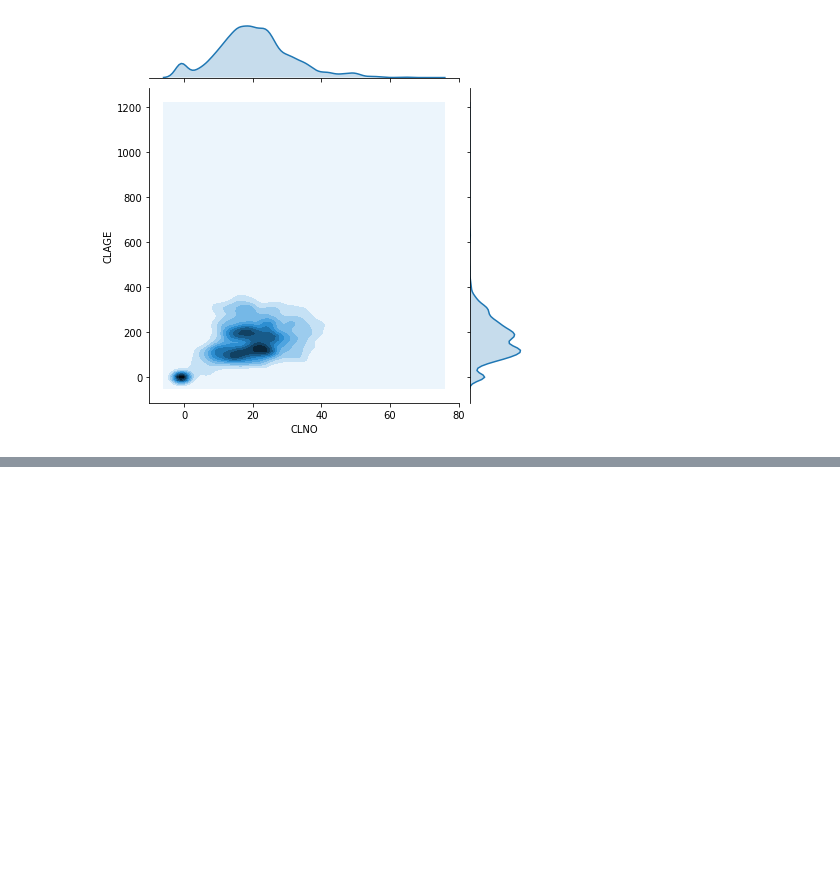
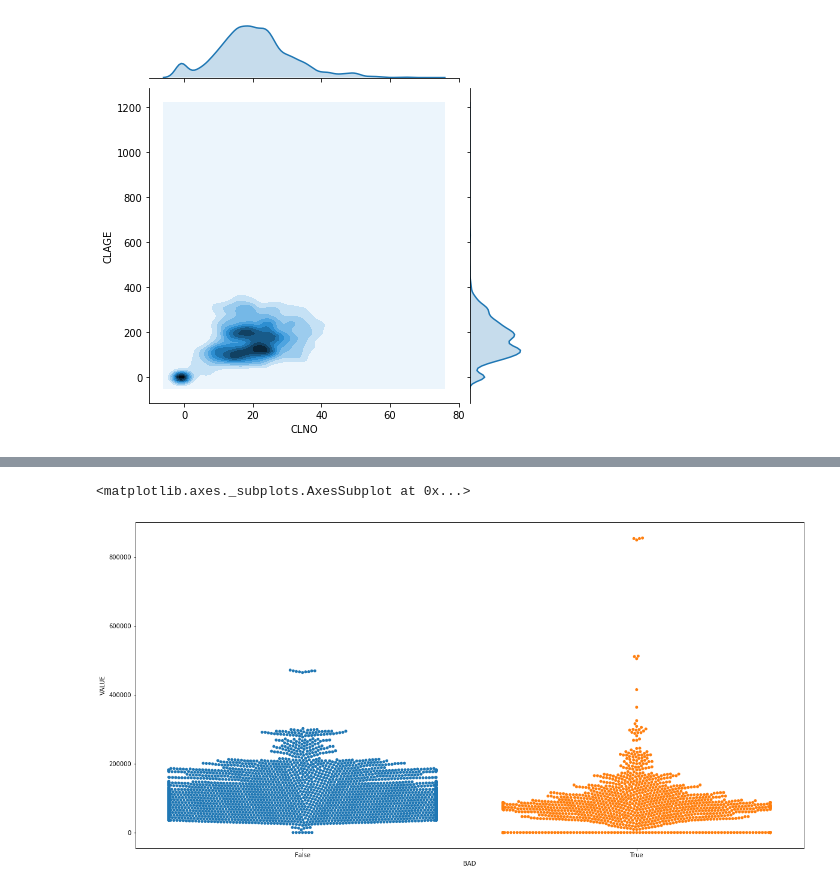
Before and after one commit to wiebkepeters/IS-HU-Berlin, a Jupyter notebook: AdamsEDA.ipynb, the cells around one changed output, grey strips where cells are left out. Cells and saved outputs as stored; diff of their text form; code cells hidden in the pictures; blank space fills up the shorter version.

```diff
--- a/AdamsEDA.ipynb
+++ b/AdamsEDA.ipynb
@@ -439,0 +440,5 @@ credit.plot.scatter(x='CLNO',y='CLAGE',c='VALUE',colormap='viridis')
+# %%
+sns.swarmplot(credit['BAD'], credit['VALUE'])
+# %% [output]
+<matplotlib.axes._subplots.AxesSubplot at 0x...>
+[figure, added]
```
Also changed, not shown: parts of 2 cells of this notebook.
